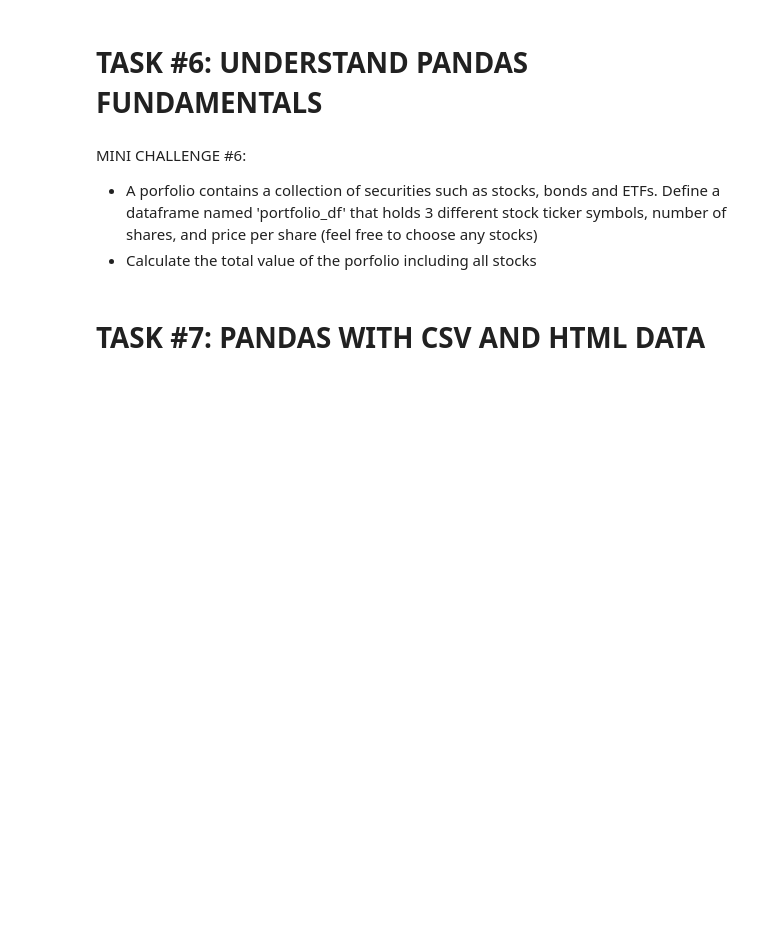
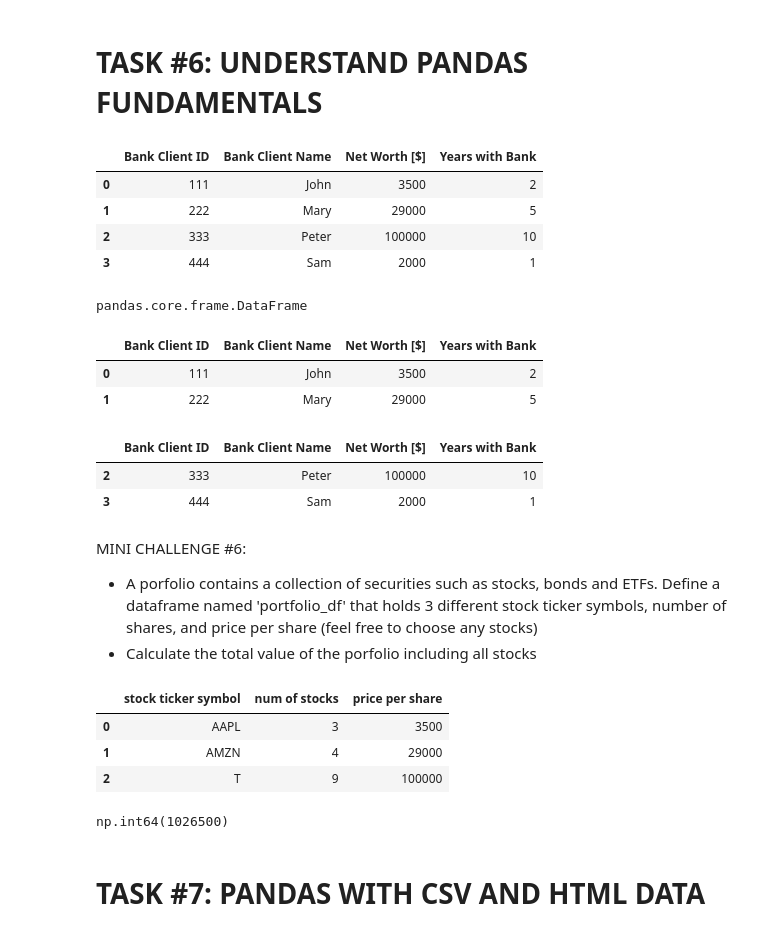
Before and after one commit to sja-thedude/Python-DataAnalysis, a Jupyter notebook: Python Libraries for Data Analysis - Numpy and Pandas.ipynb, the cells around one changed output. Saved outputs shown, nothing was run; the diff lists cells and outputs as text; code cells hidden in the pictures; blank space fills up the shorter version.

```diff
--- a/Python Libraries for Data Analysis - Numpy and Pandas.ipynb
+++ b/Python Libraries for Data Analysis - Numpy and Pandas.ipynb
@@ -296,16 +298,59 @@ array([[ 2, 30, 20,  0,  0],
 # %%
 # Let's define a two-dimensional Pandas DataFrame
 # Note that you can create a pandas dataframe from a python dictionary
+bank_client_df = pd.DataFrame({
+    'Bank Client ID': [111, 222, 333, 444],
+    'Bank Client Name': ['John', 'Mary', 'Peter', 'Sam'],
+    'Net Worth [$]': [3500, 29000, 100000, 2000],
+    'Years with Bank': [2, 5, 10, 1]
+})
+bank_client_df
+# %% [output]
+|  | Bank Client ID | Bank Client Name | Net Worth [$] | Years with Bank |
+| 0 | 111 | John | 3500 | 2 |
+| 1 | 222 | Mary | 29000 | 5 |
+| 2 | 333 | Peter | 100000 | 10 |
+| 3 | 444 | Sam | 2000 | 1 |
 # %%
 # Let's obtain the data type
+type(bank_client_df)
+# %% [output]
+pandas.core.frame.DataFrame
 # %%
 # you can only view the first couple of rows using .head()
+bank_client_df.head(2)
+# %% [output]
+|  | Bank Client ID | Bank Client Name | Net Worth [$] | Years with Bank |
+| 0 | 111 | John | 3500 | 2 |
+| 1 | 222 | Mary | 29000 | 5 |
 # %%
 # you can only view the last couple of rows using .tail()
+bank_client_df.tail(2)
+# %% [output]
+|  | Bank Client ID | Bank Client Name | Net Worth [$] | Years with Bank |
+| 2 | 333 | Peter | 100000 | 10 |
+| 3 | 444 | Sam | 2000 | 1 |
 # %% [markdown]
 MINI CHALLENGE #6:
 - A porfolio contains a collection of securities such as stocks, bonds and ETFs. Define a dataframe named 'portfolio_df' that holds 3 different stock ticker symbols, number of shares, and price per share (feel free to choose any stocks)
 - Calculate the total value of the porfolio including all stocks
+# %%
+portfolio_df = pd.DataFrame({
+    'stock ticker symbol': ['AAPL', 'AMZN', 'T'],
+    'num of stocks': [ 3, 4, 9],
+    'price per share': [3500, 29000, 100000]
+})
+portfolio_df
+# %% [output]
+|  | stock ticker symbol | num of stocks | price per share |
+| 0 | AAPL | 3 | 3500 |
+| 1 | AMZN | 4 | 29000 |
+| 2 | T | 9 | 100000 |
+# %%
+stocks_dollar_value = portfolio_df['num of stocks'] * portfolio_df['price per share']
+stocks_dollar_value.sum()
+# %% [output]
+np.int64(1026500)
 # %% [markdown]
 # TASK #7: PANDAS WITH CSV AND HTML DATA
 # %%
```
Also changed, not shown: parts of 1 cell of this notebook.
